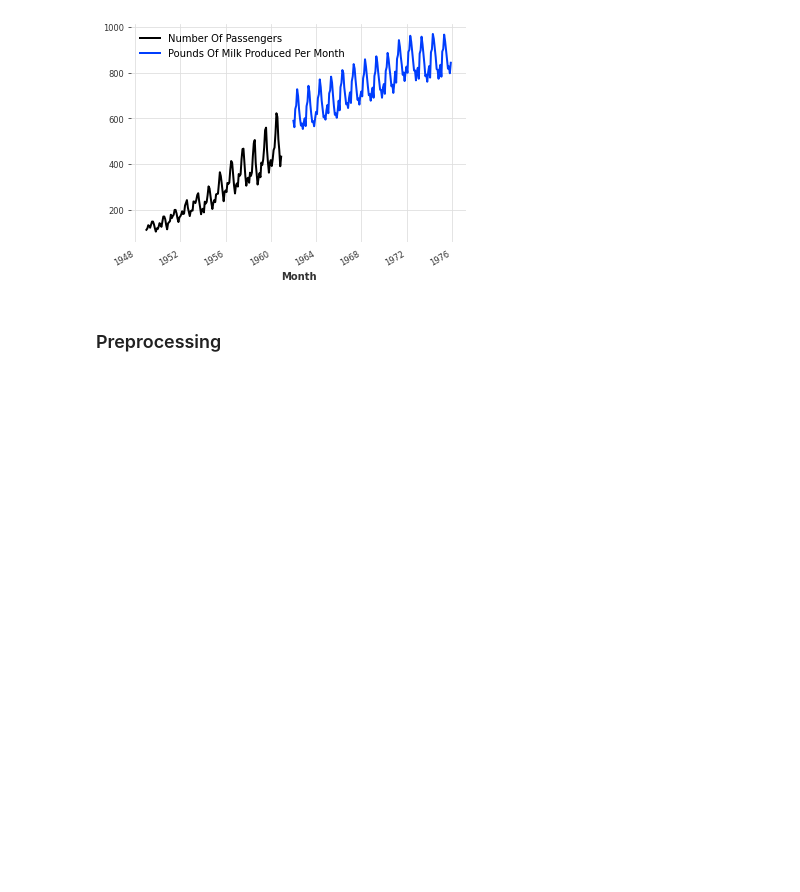
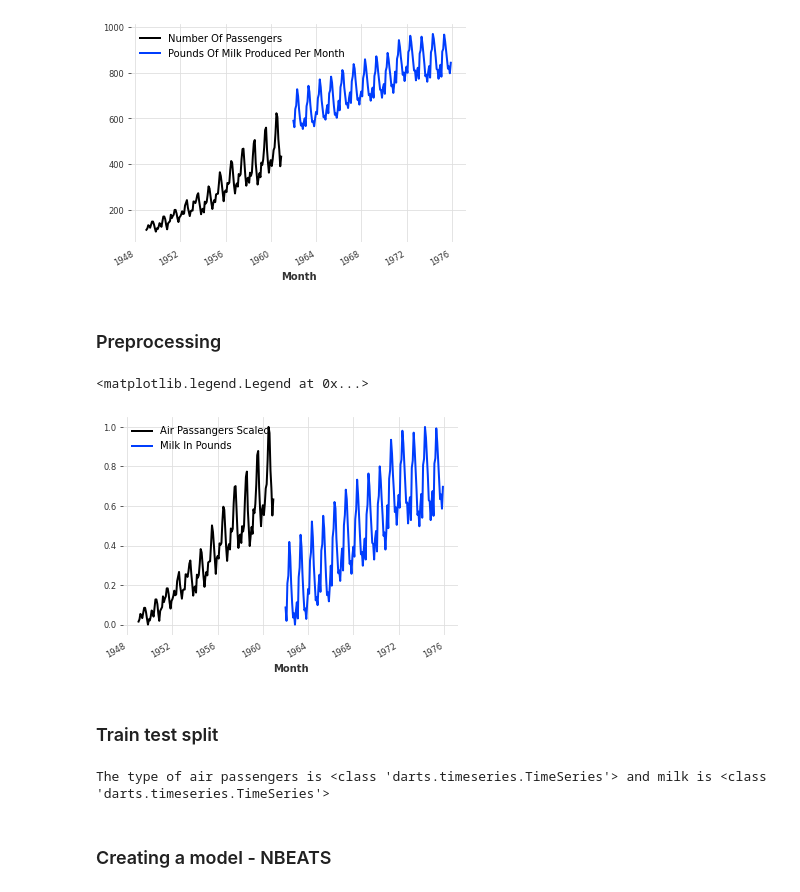
Before and after one commit to montgoz007/darts-time-series, a Jupyter notebook: dart_ts_airPass.ipynb, the cells around one changed output. Drawn from its saved outputs; the diff is of its cells as text; code cells hidden in the pictures; blank space fills up the shorter version.

```diff
--- a/dart_ts_airPass.ipynb
+++ b/dart_ts_airPass.ipynb
@@ -19,3 +19,30 @@ plt.legend()
 [figure]
 # %% [markdown]
 ### Preprocessing
+# %%
+# Scaling
+from darts.dataprocessing.transformers import Scaler
+# creating scaler object
+scaler_air , scaler_milk = Scaler(), Scaler()
+# perfoming the scaling
+air_series_scaled = scaler_air.fit_transform(air_series)
+milk_series_scaled = scaler_milk.fit_transform(milk_series)
+# %%
+# View after scaling
+# plottingair_ds.plot(label="Number Of Passengers")
+air_series_scaled.plot(label = "Air Passangers Scaled")
+milk_series_scaled.plot(label = "Milk In Pounds")
+plt.legend()
+# %% [output]
+<matplotlib.legend.Legend at 0x...>
+[figure, added]
+# %% [markdown]
+### Train test split
+# %%
+air_series_train,  air_series_val = air_series_scaled[:-36], air_series_scaled[-36:]
+milk_series_train, milk_series_val = milk_series_scaled[:-36], milk_series_scaled[-36:]
+print(f"The type of air passengers is {type(air_series_train)} and milk is {type(milk_series_train)} ")
+# %% [output]
+The type of air passengers is <class 'darts.timeseries.TimeSeries'> and milk is <class 'darts.timeseries.TimeSeries'>
+# %% [markdown]
+### Creating a model - NBEATS
```
Also changed, not shown: parts of 6 cells of this notebook.
